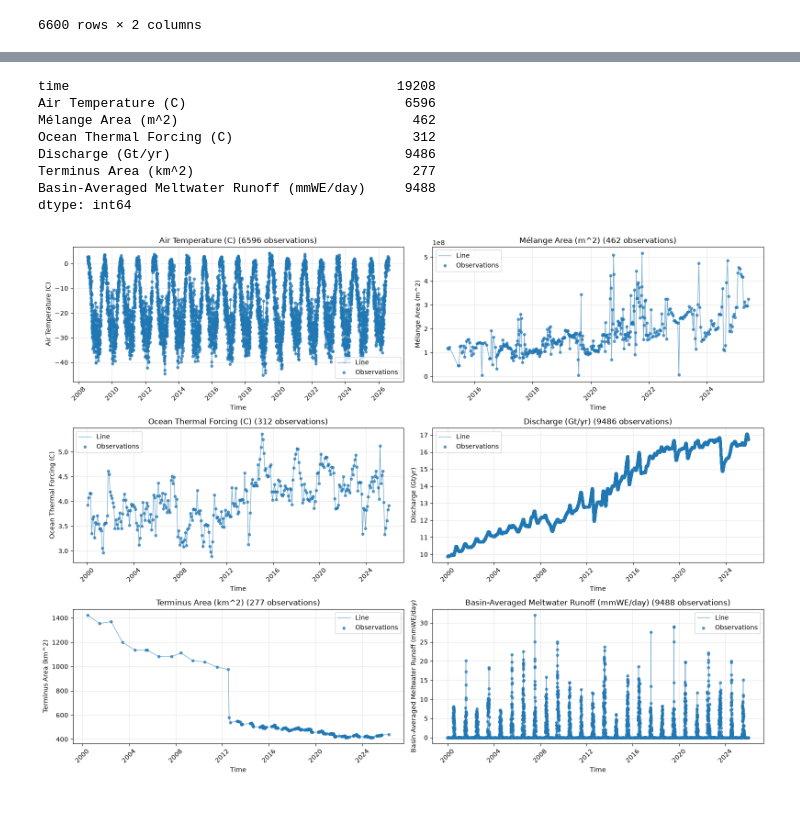
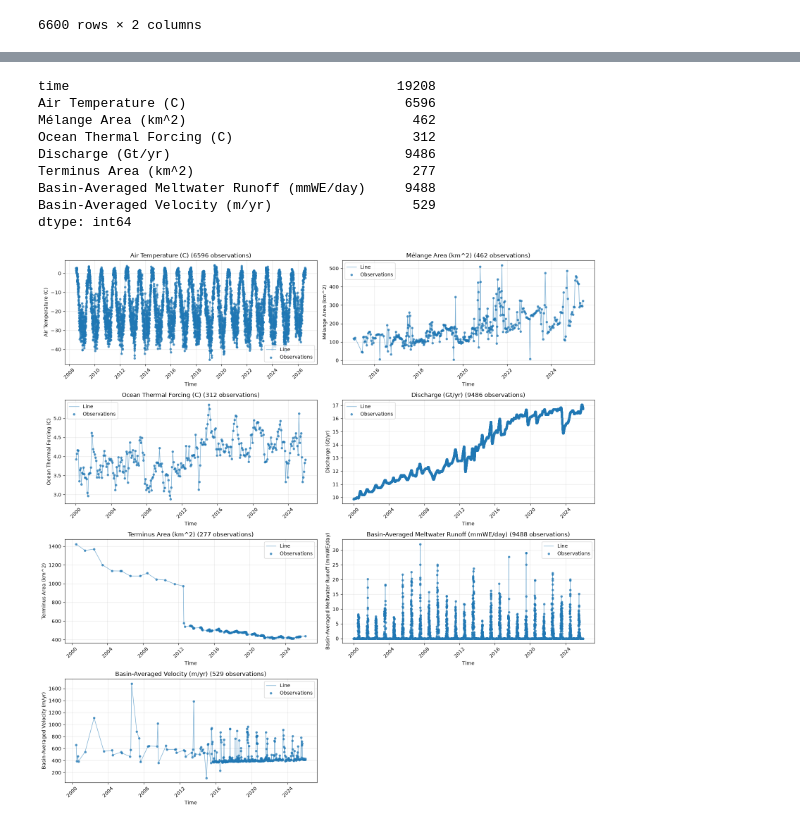
Before and after one commit to cjense/negis-seasonality, a Jupyter notebook: make_tabulardata.ipynb, the cells around one changed output, grey strips where cells are left out. Drawn from its saved outputs; the diff is of its cells as text; code cells hidden in the pictures.

Commit message:
update tabular data

```diff
--- a/make_tabulardata.ipynb
+++ b/make_tabulardata.ipynb
@@ -42,10 +42,17 @@ storage_options = {
     },
 }
 # %%
-# melangevel = pd.read_parquet('s3://gaia/cjense/data/melange/melange_vel.parquet', storage_options=storage_options)
+icevelocity = pd.read_parquet('s3://gaia/cjense/data/velocity/basin_velocity_mean_ZI.parquet', storage_options=storage_options)
 melangearea = pd.read_parquet('s3://gaia/cjense/data/melange/melange_area.parquet', storage_options=storage_options)
 airtemp = pd.read_parquet('s3://gaia/cjense/data/airtemp/airtemp.parquet', storage_options=storage_options)
 otf = pd.read_parquet('s3://gaia/cjense/data/oceanthermalforcing/EN4forcing_ZI.parquet', storage_options=storage_options)
 discharge = pd.read_parquet('s3://gaia/cjense/data/discharge/discharge_daily_ZI_King.parquet', storage_options=storage_options)
 termchange = pd.read_parquet('s3://gaia/cjense/data/termini/ZI/ZI_terminus_areachange/ZI_terminus_areachange.parquet', storage_options=storage_options)
 avgmeltwater = pd.read_parquet('s3://gaia/cjense/data/mar/basin_meltwater_mean_daily_ZI_2000_2025.parquet', storage_options=storage_options)
+# %%
+icevelocity = icevelocity.drop(columns=['vx', 'vy'])
+icevelocity = icevelocity.rename(columns={'vv':'Basin-Averaged Velocity (m/yr)'})
+icevelocity = icevelocity[icevelocity['Basin-Averaged Velocity (m/yr)'] != 0]
+icevelocity = icevelocity.reset_index()
+icevelocity['time'] = icevelocity['time'].dt.normalize()
+icevelocity
@@ -147,6 +168,7 @@ airtemp
 | 6599 | 2026-08-11 | -2.434357 |
 6600 rows × 2 columns
 # %%
-melangearea = melangearea.rename(columns={'non_nan_area':'Mélange Area (m^2)'})
+melangearea = melangearea.rename(columns={'non_nan_area':'Mélange Area (km^2)'})
+melangearea['Mélange Area (km^2)'] = melangearea['Mélange Area (km^2)'] / 1e6  # m^2 -> km^2
 melangearea
 # %% [output]
@@ -250,3 +272,6 @@ combined_6
 | 19208 | 2026-08-10 00:00:00 | -0.714958 | NaN | NaN | NaN | ... |
 | 19209 | 2026-08-11 00:00:00 | -2.434357 | NaN | NaN | NaN | ... |
 19208 rows × 7 columns
+# %%
+combined_7 = pd.merge(combined_6, icevelocity, on='time', how='outer')
+combined_7
@@ -253,13 +292,14 @@ combined_6
 # %%
-combined_6.notna().sum()
+combined_7.notna().sum()
 # %% [output]
 time                                          19208
 Air Temperature (C)                            6596
-Mélange Area (m^2)                              462
+Mélange Area (km^2)                             462
 Ocean Thermal Forcing (C)                       312
 Discharge (Gt/yr)                              9486
 Terminus Area (km^2)                            277
 Basin-Averaged Meltwater Runoff (mmWE/day)     9488
+Basin-Averaged Velocity (m/yr)                  529
 dtype: int64
 # %%
 import math
@@ -267,8 +307,8 @@ import matplotlib.pyplot as plt
 import pandas as pd
 
 value_columns = [
-    col for col in combined_6.columns
-    if col != 'time' and pd.api.types.is_numeric_dtype(combined_6[col])
+    col for col in combined_7.columns
+    if col != 'time' and pd.api.types.is_numeric_dtype(combined_7[col])
 ]
 
 ncols = 2
@@ -283,7 +323,7 @@ fig, axes = plt.subplots(
 
 for ax, col in zip(axes.flat, value_columns):
     plot_data = (
-        combined_6[['time', col]]
+        combined_7[['time', col]]
         .dropna(subset=['time', col])
         .sort_values('time')
     )
@@ -291,32 +331,32 @@ for ax, col in zip(axes.flat, value_columns):
     ax.plot(
         plot_data['time'],
         plot_data[col],
         alpha=0.6,
         linewidth=1,
         label='Line'
     )
 
     ax.scatter(
         plot_data['time'],
         plot_data[col],
         s=15,
         alpha=0.7,
         label='Observations'
     )
 
     ax.set_title(f'{col} ({len(plot_data)} observations)')
     ax.set_xlabel('Time')
     ax.set_ylabel(col)
     ax.grid(alpha=0.3)
     ax.tick_params(axis='x', rotation=45)
     ax.legend()
 
 # Hide unused subplot axes
 for ax in axes.flat[len(value_columns):]:
     ax.set_visible(False)
 
 plt.tight_layout()
 plt.show()
 # %% [output]
-[figure, old version]
+[figure, new version]
 # %%
```
Also changed, not shown: parts of 9 cells of this notebook.
